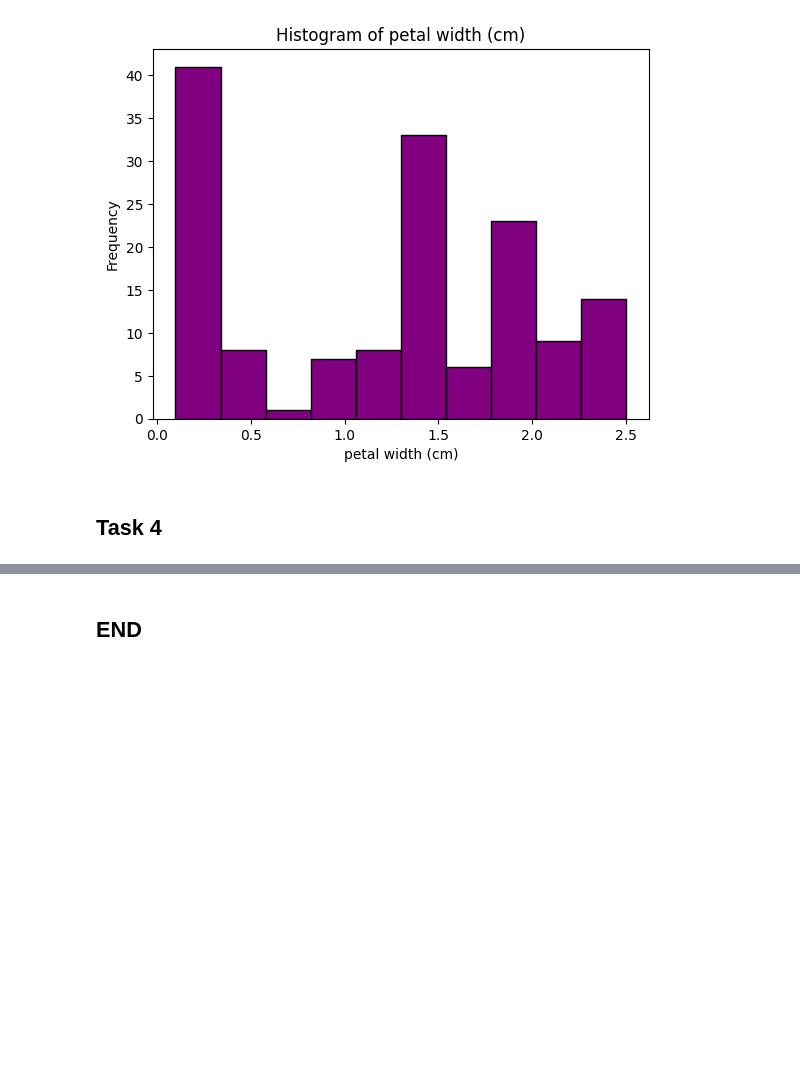
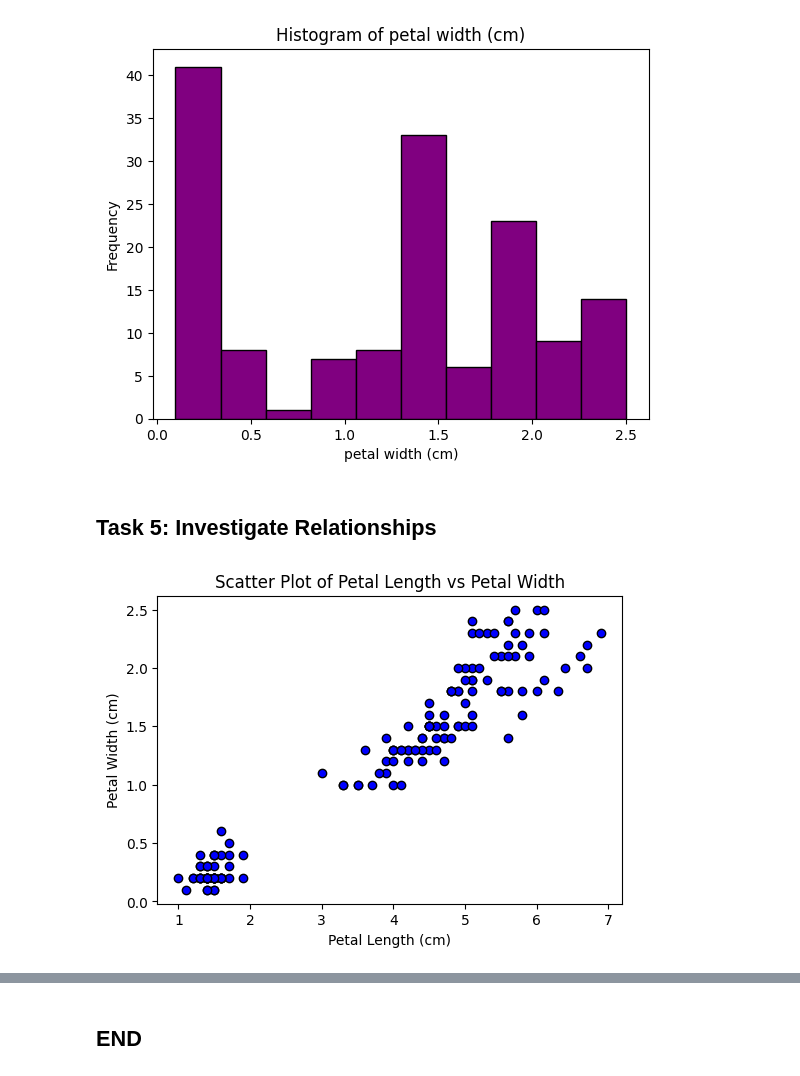
Before and after one commit to Svitlana937/Svit_Koz_DA, a Jupyter notebook: tasks.ipynb, the cells around one changed output, grey strips where cells are left out. Cells and saved outputs as stored; diff of their text form; code cells hidden in the pictures; blank space fills up the shorter version.

Commit message:
task addittion

```diff
--- a/tasks.ipynb
+++ b/tasks.ipynb
@@ -254,4 +254,18 @@ plt.show()
 # %% [output]
 [figure]
 # %% [markdown]
-## Task 4
+## Task 5: Investigate Relationships
+# %%
+# Scatter plot of sepal length vs sepal width
+petal_length = iris.data[:, 2]  # Petal length (cm)
+petal_width = iris.data[:, 3]   # Petal width (cm)
+
+# Create a scatter plot
+plt.figure(figsize=(6, 4))
+plt.scatter(petal_length, petal_width, color='blue', edgecolor='black')
+plt.title('Scatter Plot of Petal Length vs Petal Width')
+plt.xlabel('Petal Length (cm)')
+plt.ylabel('Petal Width (cm)')
+plt.show()
+# %% [output]
+[figure, added]
```
Also changed, not shown: parts of 1 cell of this notebook.
